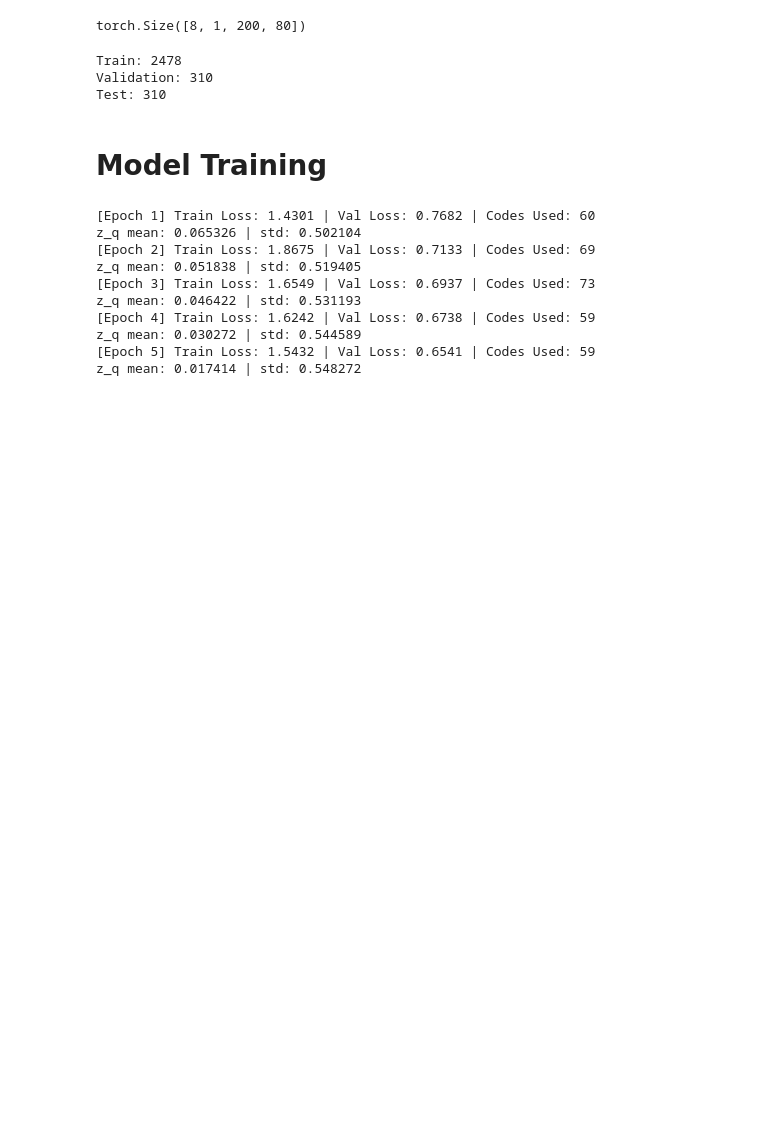
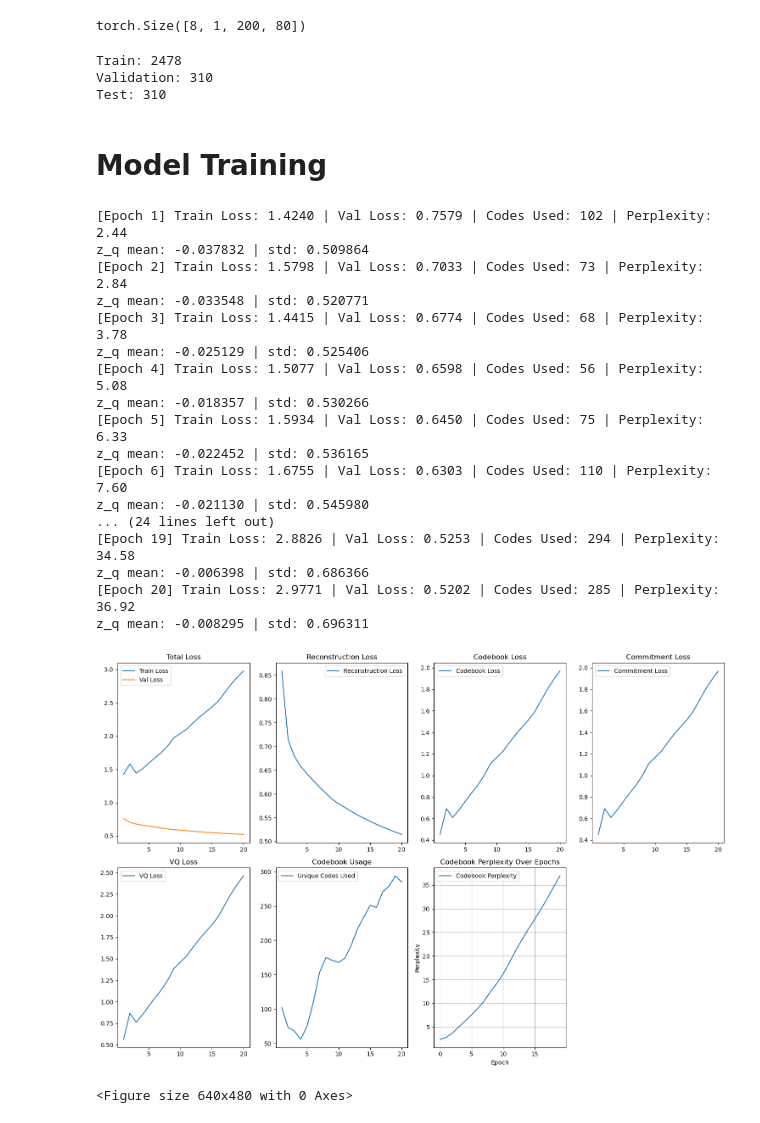
Before and after one commit to KIRANSANKAREJ/opportunisticWiFiRadarHAR, a Jupyter notebook: finalvqvae.ipynb, the cells around one changed output. Cells and saved outputs as stored; diff of their text form; code cells hidden in the pictures; blank space fills up the shorter version.

Commit message:
VQVAE Completed

```diff
--- a/finalvqvae.ipynb
+++ b/finalvqvae.ipynb
@@ -161,17 +197,26 @@ def train_vqvae(model, train_loader, val_loader, optimizer, device="cuda", epoch
 # %%
 model = VQVAE()
 optimizer = torch.optim.Adam(model.parameters(), lr=1e-4)
 
-train_vqvae(model, train_loader, val_loader, optimizer, epochs=10)
+train_vqvae(model, train_loader, val_loader, optimizer, epochs=20)
 # %% [output]
-[Epoch 1] Train Loss: 1.4301 | Val Loss: 0.7682 | Codes Used: 60
-z_q mean: 0.065326 | std: 0.502104
-[Epoch 2] Train Loss: 1.8675 | Val Loss: 0.7133 | Codes Used: 69
-z_q mean: 0.051838 | std: 0.519405
-[Epoch 3] Train Loss: 1.6549 | Val Loss: 0.6937 | Codes Used: 73
-z_q mean: 0.046422 | std: 0.531193
-[Epoch 4] Train Loss: 1.6242 | Val Loss: 0.6738 | Codes Used: 59
-z_q mean: 0.030272 | std: 0.544589
-[Epoch 5] Train Loss: 1.5432 | Val Loss: 0.6541 | Codes Used: 59
-z_q mean: 0.017414 | std: 0.548272
+[Epoch 1] Train Loss: 1.4240 | Val Loss: 0.7579 | Codes Used: 102 | Perplexity: 2.44
+z_q mean: -0.037832 | std: 0.509864
+[Epoch 2] Train Loss: 1.5798 | Val Loss: 0.7033 | Codes Used: 73 | Perplexity: 2.84
+z_q mean: -0.033548 | std: 0.520771
+[Epoch 3] Train Loss: 1.4415 | Val Loss: 0.6774 | Codes Used: 68 | Perplexity: 3.78
+z_q mean: -0.025129 | std: 0.525406
+[Epoch 4] Train Loss: 1.5077 | Val Loss: 0.6598 | Codes Used: 56 | Perplexity: 5.08
+z_q mean: -0.018357 | std: 0.530266
+[Epoch 5] Train Loss: 1.5934 | Val Loss: 0.6450 | Codes Used: 75 | Perplexity: 6.33
+z_q mean: -0.022452 | std: 0.536165
+[Epoch 6] Train Loss: 1.6755 | Val Loss: 0.6303 | Codes Used: 110 | Perplexity: 7.60
+z_q mean: -0.021130 | std: 0.545980
+... (24 lines left out)
+[Epoch 19] Train Loss: 2.8826 | Val Loss: 0.5253 | Codes Used: 294 | Perplexity: 34.58
+z_q mean: -0.006398 | std: 0.686366
+[Epoch 20] Train Loss: 2.9771 | Val Loss: 0.5202 | Codes Used: 285 | Perplexity: 36.92
+z_q mean: -0.008295 | std: 0.696311
+[figure, added]
+<Figure size 640x480 with 0 Axes>
 # %%
```
Also changed, not shown: parts of 3 cells of this notebook, 6 other files.
